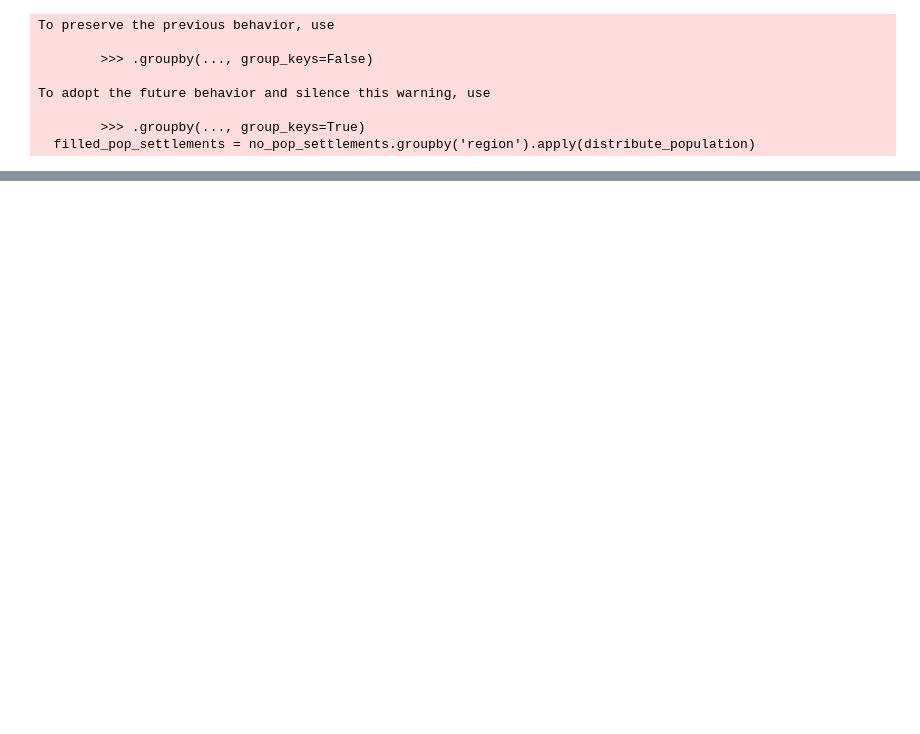
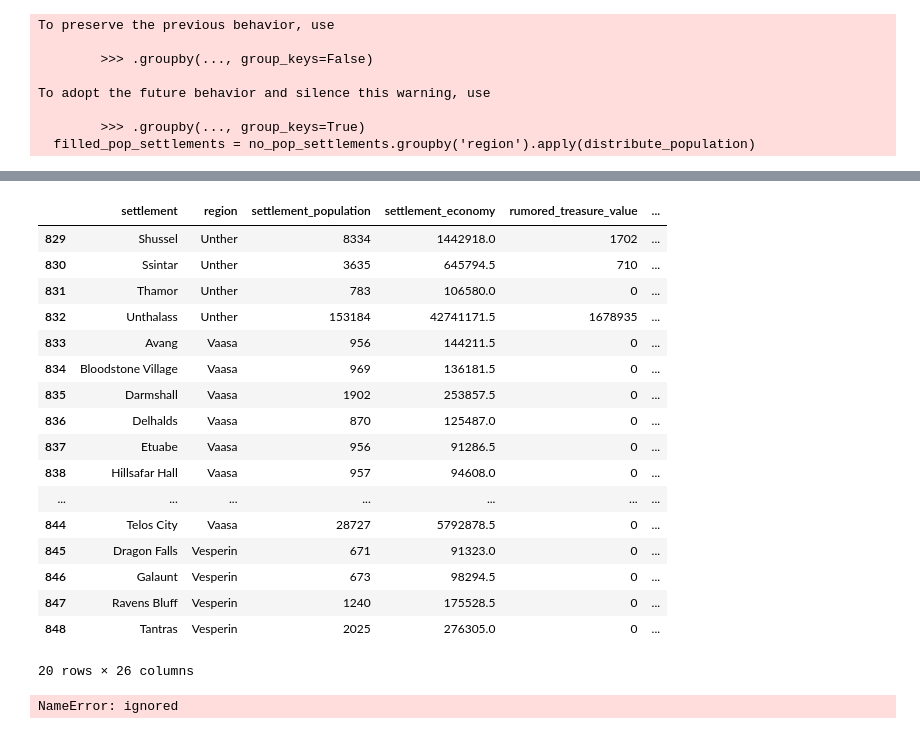
Before and after one commit to jbloewencolon/Creating-Dataset-for-The-Socioeconomics-of-Faerun, a Jupyter notebook: Dataset_Collection.ipynb, the cells around one changed output, grey strips where cells are left out. Cells and saved outputs as stored; diff of their text form; code cells hidden in the pictures; blank space fills up the shorter version.

```diff
--- a/Dataset_Collection.ipynb
+++ b/Dataset_Collection.ipynb
@@ -3034,0 +3137,36 @@ sespech_exports = ['Copper', 'iron', 'silver', 'gems', 'furs']
+# %%
+def distribute_demographics_to_settlements(df, region_info, default_breakdown={'humans': 90, 'halflings': 9, 'other': 1}):
+    # Prepare regional demographic totals based on region_info and region populations
+    region_demographic_totals = {
+        region: {demo: int(pop * perc / 100) for demo, perc in info['demographic_breakdown_percentages'].items()}
+        for region, pop in df.groupby('region')['settlement_population'].sum().to_dict().items()
+        if region in region_info
+    }
+
+    # Function to apply to each row that updates demographic_totals and demographic_breakdown
+    def allocate_demographics(row):
+        if row['demographic_breakdown']:  # Skip if already filled
+            return row['demographic_breakdown']
+
+        region_totals = region_demographic_totals.get(row['region'], {})
+        settlement_demographics = {}
+
+        for demo, total in default_breakdown.items():
+            available = region_totals.get(demo, (row['settlement_population'] * total / 100))
+            allocation = min(available, row['settlement_population'], key=int)
+            settlement_demographics[demo] = allocation
+            region_totals[demo] = max(region_totals.get(demo, 0) - allocation, 0)
+
+        return settlement_demographics
+
+    # Apply function to each row in the dataframe
+    df['demographic_breakdown'] = df.apply(allocate_demographics, axis=1)
+
+    # Update the demographic_totals after allocations
+    for region, totals in region_demographic_totals.items():
+        df.loc[df['region'] == region, 'demographic_totals'] = [totals] * len(df[df['region'] == region])
+
+    return df
+
+# Apply the function to the DataFrame
+df = distribute_demographics_to_settlements(df, region_info)
@@ -3034,0 +3264,21 @@ sespech_exports = ['Copper', 'iron', 'silver', 'gems', 'furs']
+# %%
+df.tail(20)
+# %% [output]
+|  | settlement | region | settlement_population | settlement_economy | rumored_treasure_value | ... |
+| 829 | Shussel | Unther | 8334 | 1442918.0 | 1702 | ... |
+| 830 | Ssintar | Unther | 3635 | 645794.5 | 710 | ... |
+| 831 | Thamor | Unther | 783 | 106580.0 | 0 | ... |
+| 832 | Unthalass | Unther | 153184 | 42741171.5 | 1678935 | ... |
+| 833 | Avang | Vaasa | 956 | 144211.5 | 0 | ... |
+| 834 | Bloodstone Village | Vaasa | 969 | 136181.5 | 0 | ... |
+| 835 | Darmshall | Vaasa | 1902 | 253857.5 | 0 | ... |
+| 836 | Delhalds | Vaasa | 870 | 125487.0 | 0 | ... |
+| 837 | Etuabe | Vaasa | 956 | 91286.5 | 0 | ... |
+| 838 | Hillsafar Hall | Vaasa | 957 | 94608.0 | 0 | ... |
+| ... | ... | ... | ... | ... | ... | ... |
+| 844 | Telos City | Vaasa | 28727 | 5792878.5 | 0 | ... |
+| 845 | Dragon Falls | Vesperin | 671 | 91323.0 | 0 | ... |
+| 846 | Galaunt | Vesperin | 673 | 98294.5 | 0 | ... |
+| 847 | Ravens Bluff | Vesperin | 1240 | 175528.5 | 0 | ... |
+| 848 | Tantras | Vesperin | 2025 | 276305.0 | 0 | ... |
+20 rows × 26 columns
@@ -3034,0 +3291,5 @@ sespech_exports = ['Copper', 'iron', 'silver', 'gems', 'furs']
+# %%
+# Assuming `info['demographic_breakdown_percentages']` is a dictionary with percentages
+demographics_total = calculate_demographic_distribution(region_totals, info['demographic_breakdown_percentages'])
+# %% [output]
+NameError: ignored
```
Also changed, not shown: parts of 19 cells of this notebook.
